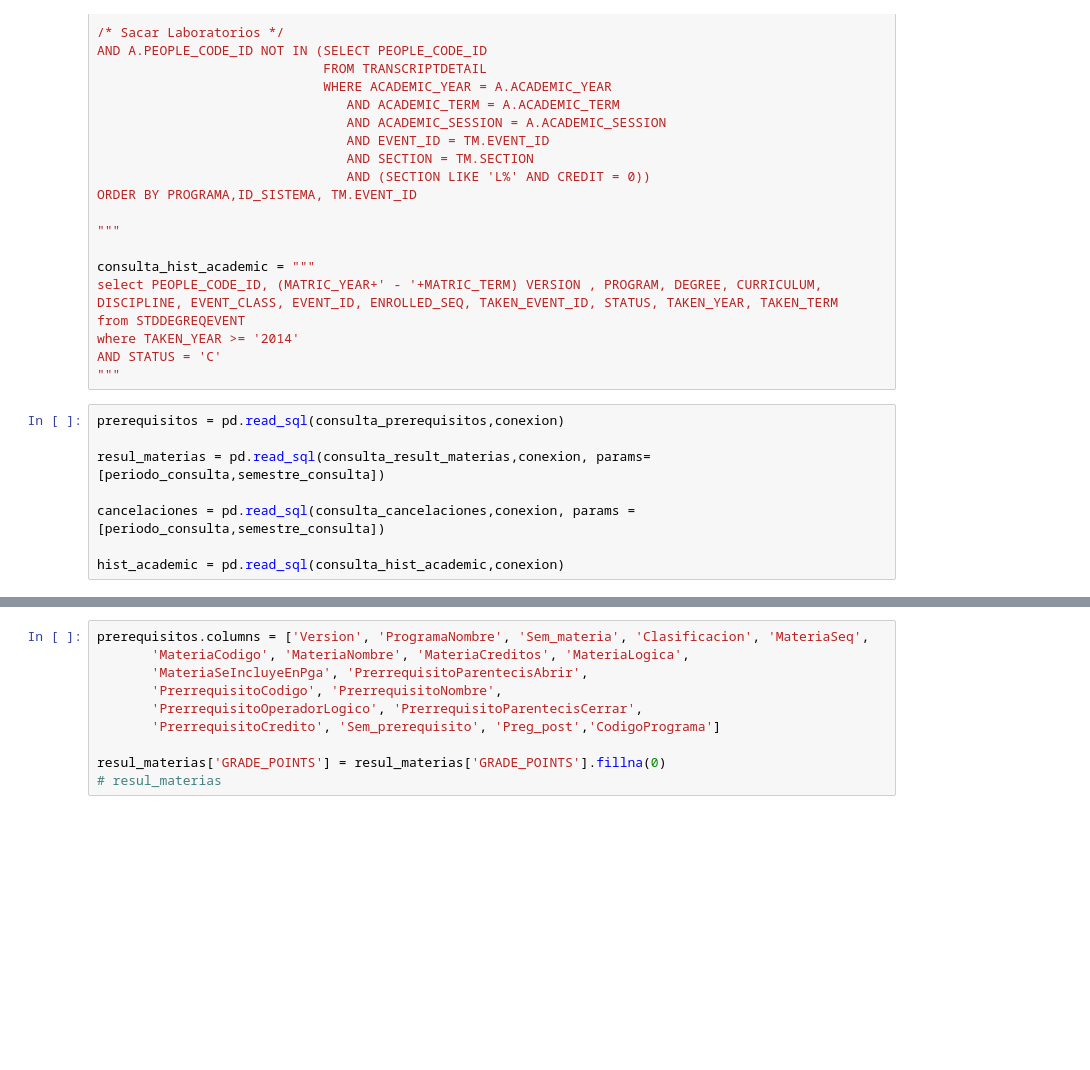
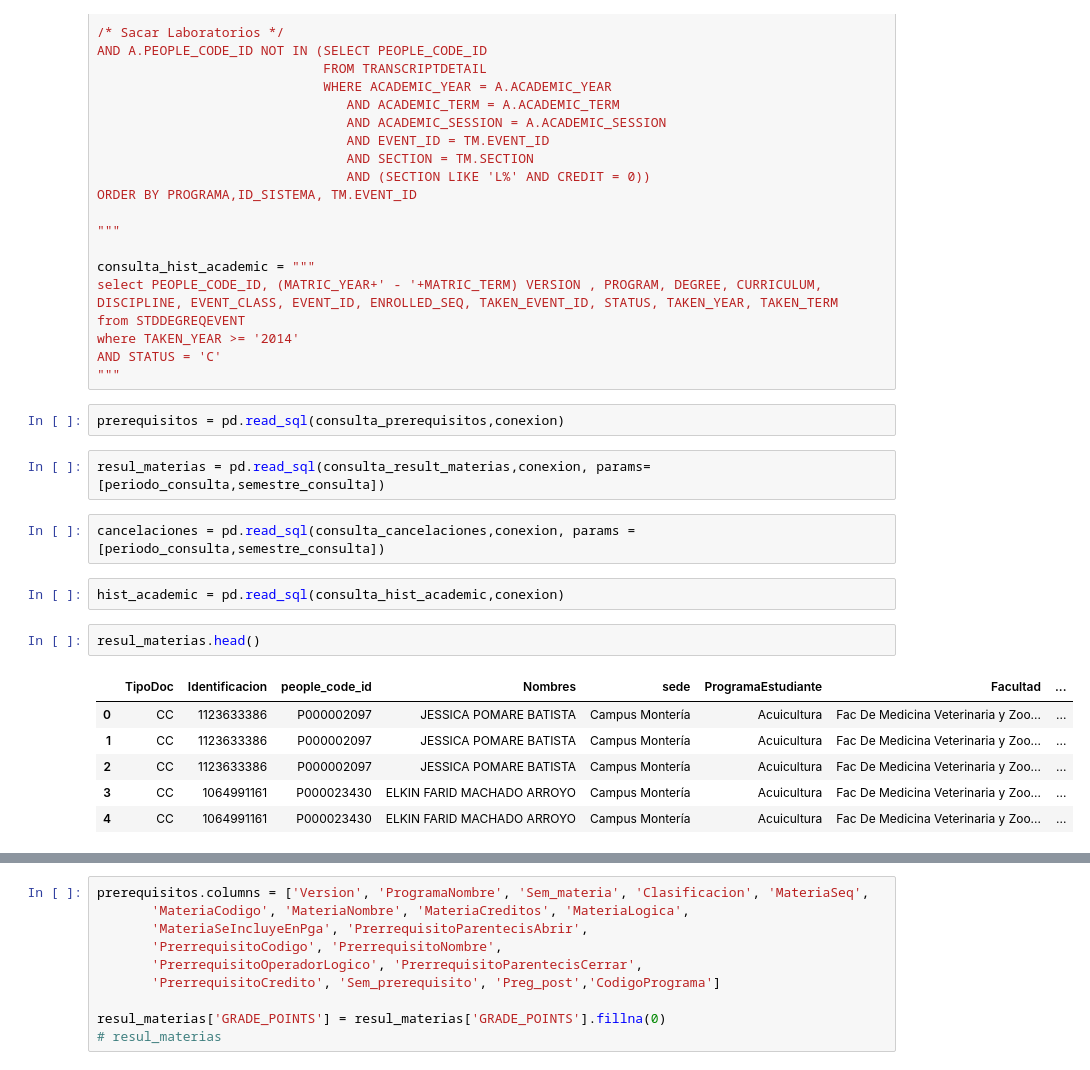
Before and after one commit to Groupestadistic/AppUnicorEstadistica, a Jupyter notebook: num_grupos/conexion.ipynb, the cells around one changed output, grey strips where cells are left out. Drawn from its saved outputs; the diff is of its cells as text; blank space fills up the shorter version.

```diff
--- a/num_grupos/conexion.ipynb
+++ b/num_grupos/conexion.ipynb
@@ -456,14 +448,23 @@ from STDDEGREQEVENT
 where TAKEN_YEAR >= '2014'
 AND STATUS = 'C'
 """
-# %%
-prerequisitos = pd.read_sql(consulta_prerequisitos,conexion)
-
-resul_materias = pd.read_sql(consulta_result_materias,conexion, params=[periodo_consulta,semestre_consulta])
-
-cancelaciones = pd.read_sql(consulta_cancelaciones,conexion, params = [periodo_consulta,semestre_consulta])
-
-hist_academic = pd.read_sql(consulta_hist_academic,conexion)
+# %%
+prerequisitos = pd.read_sql(consulta_prerequisitos,conexion)
+# %%
+resul_materias = pd.read_sql(consulta_result_materias,conexion, params=[periodo_consulta,semestre_consulta])
+# %%
+cancelaciones = pd.read_sql(consulta_cancelaciones,conexion, params = [periodo_consulta,semestre_consulta])
+# %%
+hist_academic = pd.read_sql(consulta_hist_academic,conexion)
+# %%
+resul_materias.head()
+# %% [output]
+|  | TipoDoc | Identificacion | people_code_id | Nombres | sede | ProgramaEstudiante | Facultad | ... |
+| 0 | CC | 1123633386 | P000002097 | JESSICA POMARE BATISTA | Campus Montería | Acuicultura | Fac De Medicina Veterinaria y Zoo... | ... |
+| 1 | CC | 1123633386 | P000002097 | JESSICA POMARE BATISTA | Campus Montería | Acuicultura | Fac De Medicina Veterinaria y Zoo... | ... |
+| 2 | CC | 1123633386 | P000002097 | JESSICA POMARE BATISTA | Campus Montería | Acuicultura | Fac De Medicina Veterinaria y Zoo... | ... |
+| 3 | CC | 1064991161 | P000023430 | ELKIN FARID MACHADO ARROYO | Campus Montería | Acuicultura | Fac De Medicina Veterinaria y Zoo... | ... |
+| 4 | CC | 1064991161 | P000023430 | ELKIN FARID MACHADO ARROYO | Campus Montería | Acuicultura | Fac De Medicina Veterinaria y Zoo... | ... |
 # %%
 # resul_materias[resul_materias['curriculum']=='867']
 # len(resul_materias[resul_materias['ProgramaEstudiante']=='Ingeniería Industrial'][ 'people_code_id'].unique())
```
Also changed, not shown: parts of 16 cells of this notebook, 20 other files.
